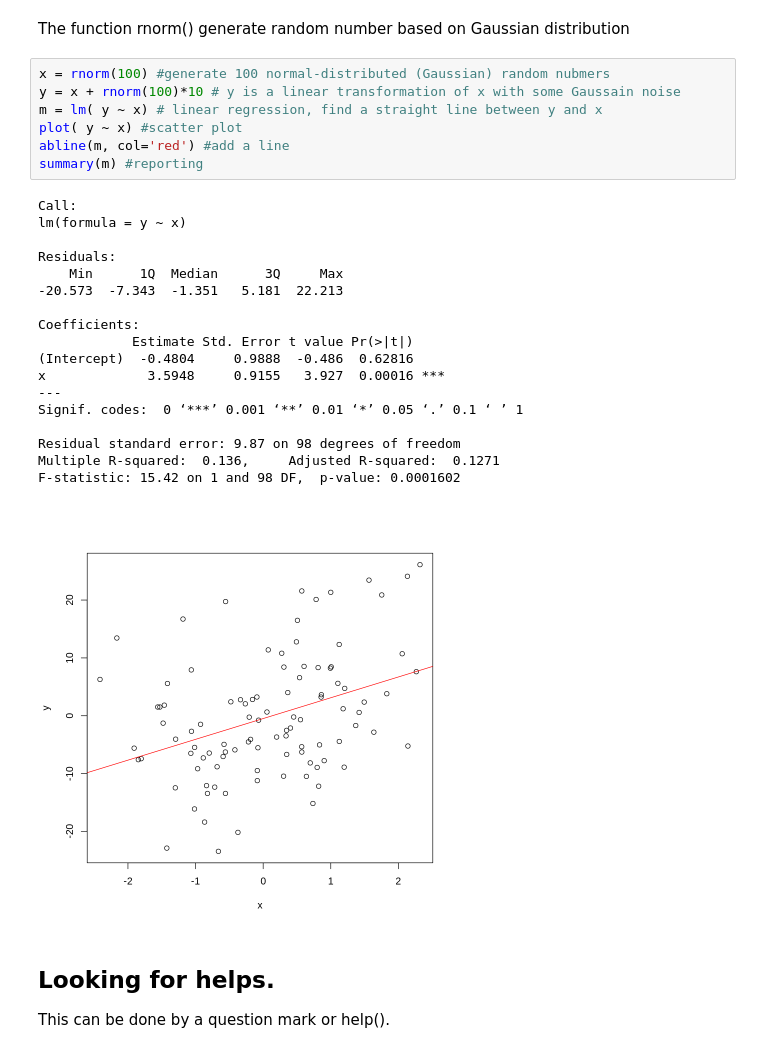
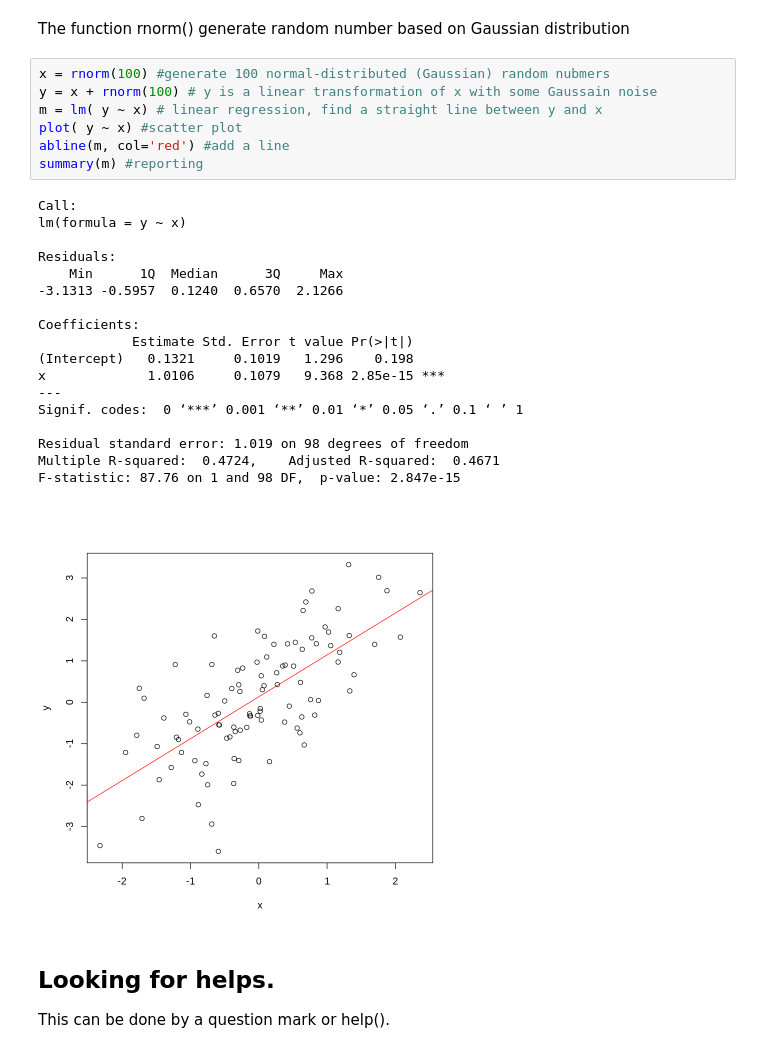
Before and after one commit to hongqin/R_COVID19_student_bootcamp2022June, a Jupyter notebook: R_coding_bootcamp_2022June.ipynb, the cells around one changed output. Saved outputs shown, nothing was run; the diff lists cells and outputs as text.

```diff
--- a/R_coding_bootcamp_2022June.ipynb
+++ b/R_coding_bootcamp_2022June.ipynb
@@ -131,30 +131,30 @@ seq(4, 100, 2)
 The function rnorm() generate random number based on Gaussian distribution
 # %%
 x = rnorm(100) #generate 100 normal-distributed (Gaussian) random nubmers
-y = x + rnorm(100)*10 # y is a linear transformation of x with some Gaussain noise
+y = x + rnorm(100) # y is a linear transformation of x with some Gaussain noise
 m = lm( y ~ x) # linear regression, find a straight line between y and x
 plot( y ~ x) #scatter plot
 abline(m, col='red') #add a line
 summary(m) #reporting
 # %% [output]
 Call:
 lm(formula = y ~ x)
 
 Residuals:
     Min      1Q  Median      3Q     Max
--20.573  -7.343  -1.351   5.181  22.213
+-3.1313 -0.5957  0.1240  0.6570  2.1266
 
 Coefficients:
             Estimate Std. Error t value Pr(>|t|)
-(Intercept)  -0.4804     0.9888  -0.486  0.62816
-x             3.5948     0.9155   3.927  0.00016 ***
+(Intercept)   0.1321     0.1019   1.296    0.198
+x             1.0106     0.1079   9.368 2.85e-15 ***
 ---
 Signif. codes:  0 ‘***’ 0.001 ‘**’ 0.01 ‘*’ 0.05 ‘.’ 0.1 ‘ ’ 1
 
-Residual standard error: 9.87 on 98 degrees of freedom
-Multiple R-squared:  0.136,     Adjusted R-squared:  0.1271
-F-statistic: 15.42 on 1 and 98 DF,  p-value: 0.0001602
+Residual standard error: 1.019 on 98 degrees of freedom
+Multiple R-squared:  0.4724,    Adjusted R-squared:  0.4671
+F-statistic: 87.76 on 1 and 98 DF,  p-value: 2.847e-15
-[figure, old version]
+[figure, new version]
 # %% [markdown]
 ## Looking for helps.
 This can be done by a question mark or help().
```
Also changed, not shown: parts of 11 cells of this notebook.
